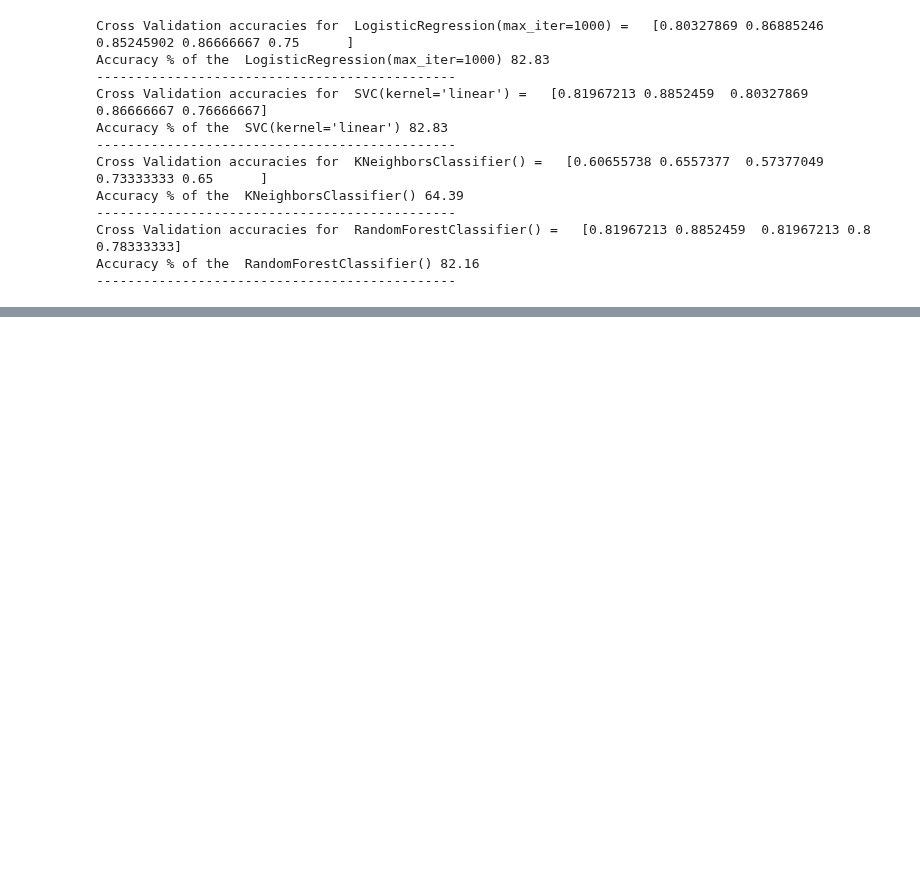
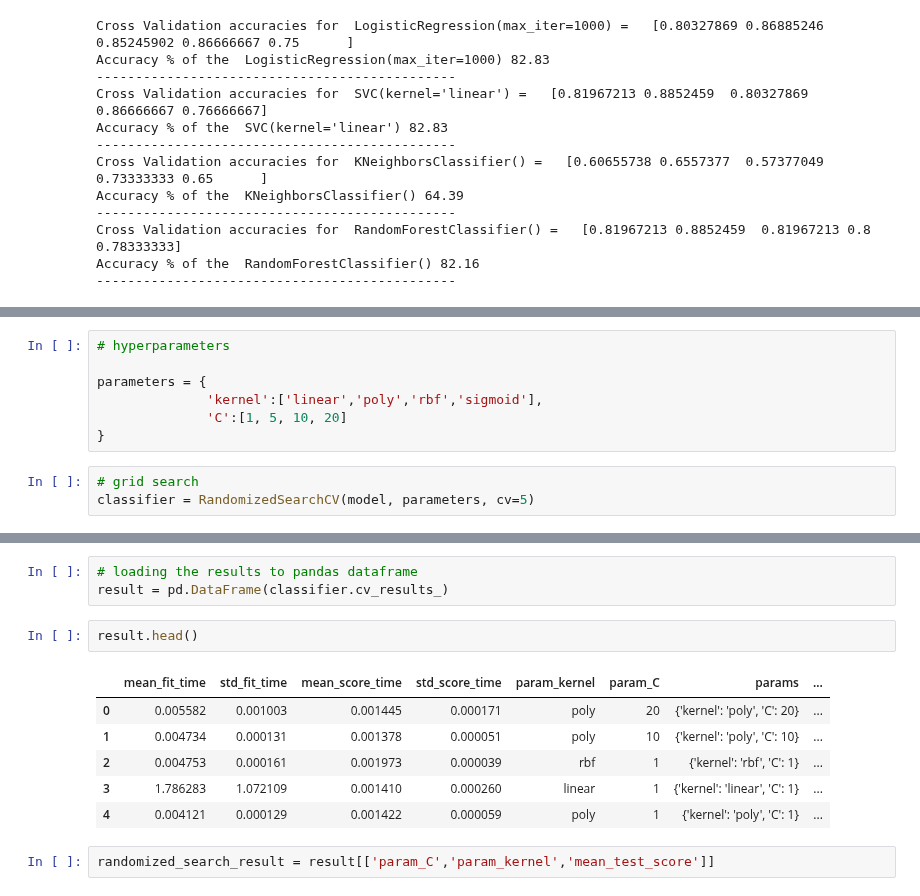
Before and after one commit to ashrafulwork/Learning_MLDL, a Jupyter notebook: 4_learning.ipynb, the cells around one changed output, grey strips where cells are left out. Saved outputs shown, nothing was run; the diff lists cells and outputs as text; blank space fills up the shorter version.

```diff
--- a/4_learning.ipynb
+++ b/4_learning.ipynb
@@ -200,0 +435,10 @@ Accuracy % of the  RandomForestClassifier() 82.16
+# %%
+# hyperparameters
+
+parameters = {
+              'kernel':['linear','poly','rbf','sigmoid'],
+              'C':[1, 5, 10, 20]
+}
+# %%
+# grid search
+classifier = RandomizedSearchCV(model, parameters, cv=5)
@@ -200,0 +487,14 @@ Accuracy % of the  RandomForestClassifier() 82.16
+# %%
+# loading the results to pandas dataframe
+result = pd.DataFrame(classifier.cv_results_)
+# %%
+result.head()
+# %% [output]
+|  | mean_fit_time | std_fit_time | mean_score_time | std_score_time | param_kernel | param_C | params | ... |
+| 0 | 0.005582 | 0.001003 | 0.001445 | 0.000171 | poly | 20 | {'kernel': 'poly', 'C': 20} | ... |
+| 1 | 0.004734 | 0.000131 | 0.001378 | 0.000051 | poly | 10 | {'kernel': 'poly', 'C': 10} | ... |
+| 2 | 0.004753 | 0.000161 | 0.001973 | 0.000039 | rbf | 1 | {'kernel': 'rbf', 'C': 1} | ... |
+| 3 | 1.786283 | 1.072109 | 0.001410 | 0.000260 | linear | 1 | {'kernel': 'linear', 'C': 1} | ... |
+| 4 | 0.004121 | 0.000129 | 0.001422 | 0.000059 | poly | 1 | {'kernel': 'poly', 'C': 1} | ... |
+# %%
+randomized_search_result = result[['param_C','param_kernel','mean_test_score']]
```
Also changed, not shown: parts of 33 cells of this notebook.
